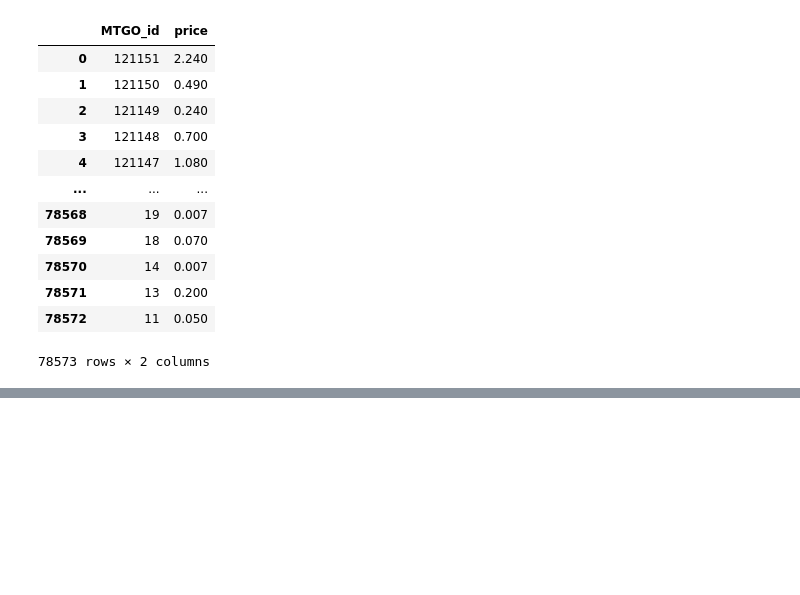
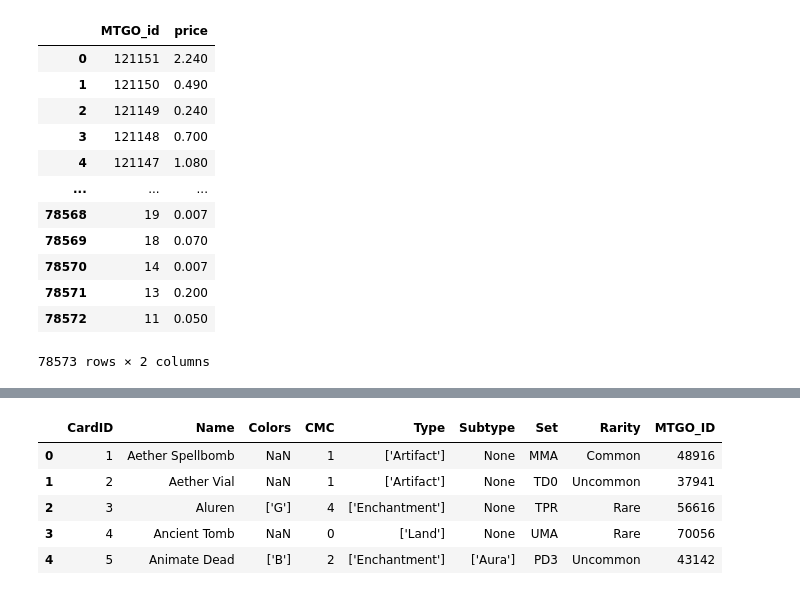
Before and after one commit to Koskadelli/Magic-Decklist-Analysis-Tool, a Jupyter notebook: MTG API Datapull.ipynb, the cells around one changed output, grey strips where cells are left out. Saved outputs shown, nothing was run; the diff lists cells and outputs as text; code cells hidden in the pictures; blank space fills up the shorter version.

```diff
--- a/MTG API Datapull.ipynb
+++ b/MTG API Datapull.ipynb
@@ -298,0 +372,22 @@ card_info_master_df.to_csv("data/sideboard_cards.csv", index=False)
+# %%
+# Cards Table
+
+# Column Renames
+card_final_df = card_info_master_df.rename(columns={'card id': 'CardID', 'card name': 'Name', 'colors': 'Colors', 'cmc': 'CMC', 'type': 'Type', 'subtype': 'Subtype', 'cardset': 'Set', 'rarity': 'Rarity', 'MTGO_id': 'MTGO_ID'})
+
+# Drop foil and latest price from this table, rearrange table
+card_final_df = card_final_df[['CardID', 'Name', 'Colors', 'CMC', 'Type', 'Subtype', 'Set', 'Rarity', 'MTGO_ID']]
+
+# Append a row caught in QA (rather than re-run hours of scrapes)
+new_row_df = pd.DataFrame({'CardID': 2265, 'Name': "Altar Of Dementia", 'Colors': None, 'CMC': 2, 'Type': ['Artifact'], 'Subtype': None, 'Set': 'BRR', 'Rarity': 'Mythic', 'MTGO_ID':104425})
+new_row_df['Type'] = new_row_df['Type'].apply(lambda x: [x] if not isinstance(x, list) else x)
+card_final_df = pd.concat([card_final_df, new_row_df], ignore_index=True)
+
+card_final_df.head()
+# %% [output]
+|  | CardID | Name | Colors | CMC | Type | Subtype | Set | Rarity | MTGO_ID |
+| 0 | 1 | Aether Spellbomb | NaN | 1 | ['Artifact'] | None | MMA | Common | 48916 |
+| 1 | 2 | Aether Vial | NaN | 1 | ['Artifact'] | None | TD0 | Uncommon | 37941 |
+| 2 | 3 | Aluren | ['G'] | 4 | ['Enchantment'] | None | TPR | Rare | 56616 |
+| 3 | 4 | Ancient Tomb | NaN | 0 | ['Land'] | None | UMA | Rare | 70056 |
+| 4 | 5 | Animate Dead | ['B'] | 2 | ['Enchantment'] | ['Aura'] | PD3 | Uncommon | 43142 |
```
Also changed, not shown: parts of 16 cells of this notebook, 23 other files.
